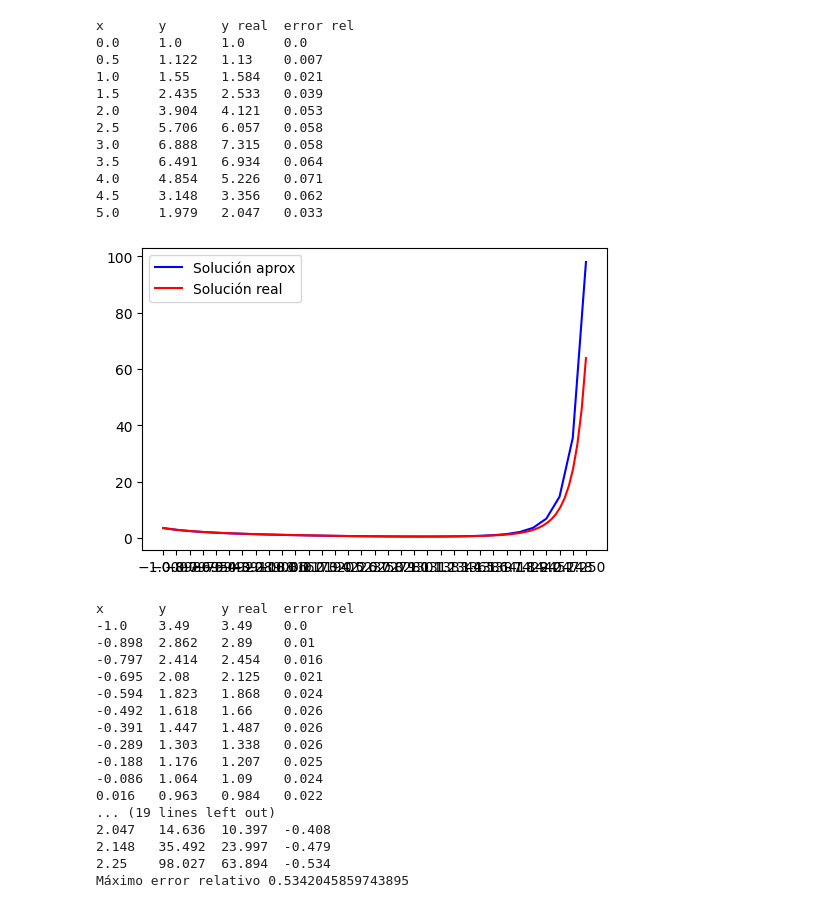
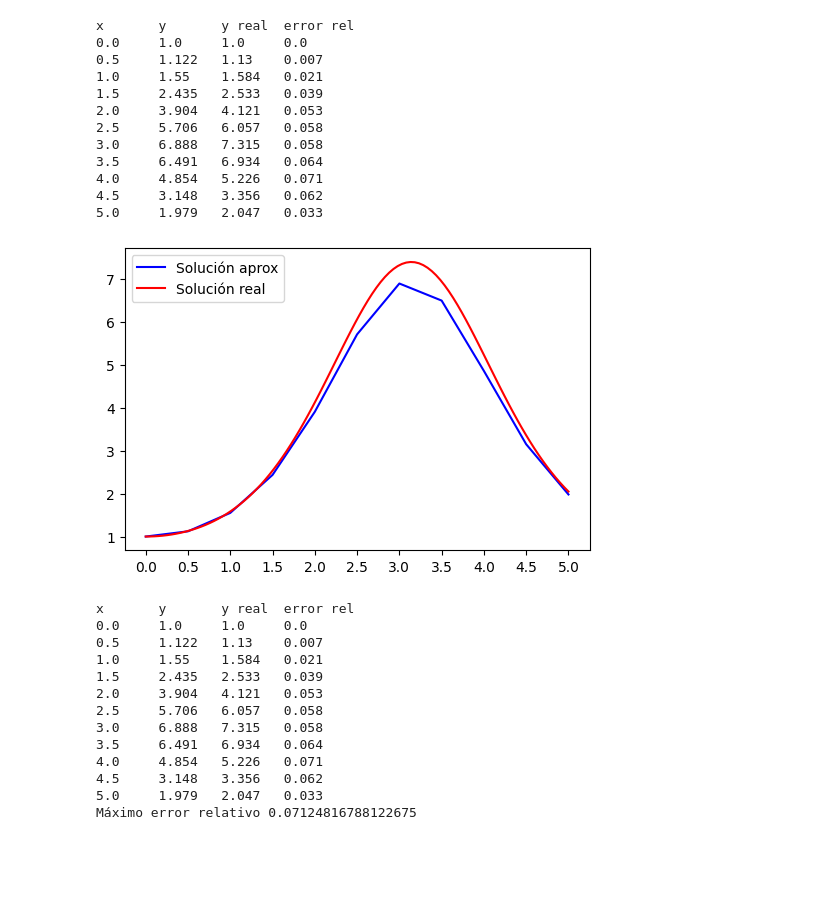
Before and after one commit to gmauricio-toledo/UNISON-teaching, a Jupyter notebook: EDO.ipynb, the cells around one changed output. Cells and saved outputs as stored; diff of their text form; code cells hidden in the pictures; blank space fills up the shorter version.

```diff
--- a/EDO.ipynb
+++ b/EDO.ipynb
@@ -238,40 +238,36 @@ x       y       y real  error rel
 # %%
 from edo import RungeKutta2, load_example
 import numpy as np
 
-example = load_example(4)
+example = load_example(2)
 
 a = example['a']
 b = example['b']
-h = 0.1 #example['h']
+h = example['h']
 
 solver = RungeKutta2(f=example['f'],
                     sol=example['sol'],
-                    a2=0.1)
+                    a2=2/3)
 solver.fit(a,b,h,
             example['x0'],
             example['y0'])
 solver.plot(plot_nodes=False)
 solver.table()
 
 ers = solver.ers
 print(f"Máximo error relativo {np.max(np.abs(ers))}")
 # %% [output]
-[figure, old version]
+[figure, new version]
 x       y       y real  error rel
--1.0    3.49    3.49    0.0
--0.898  2.862   2.89    0.01
--0.797  2.414   2.454   0.016
--0.695  2.08    2.125   0.021
--0.594  1.823   1.868   0.024
--0.492  1.618   1.66    0.026
--0.391  1.447   1.487   0.026
--0.289  1.303   1.338   0.026
--0.188  1.176   1.207   0.025
--0.086  1.064   1.09    0.024
-0.016   0.963   0.984   0.022
-... (19 lines left out)
-2.047   14.636  10.397  -0.408
-2.148   35.492  23.997  -0.479
-2.25    98.027  63.894  -0.534
-Máximo error relativo 0.5342045859743895
+0.0     1.0     1.0     0.0
+0.5     1.122   1.13    0.007
+1.0     1.55    1.584   0.021
+1.5     2.435   2.533   0.039
+2.0     3.904   4.121   0.053
+2.5     5.706   6.057   0.058
+3.0     6.888   7.315   0.058
+3.5     6.491   6.934   0.064
+4.0     4.854   5.226   0.071
+4.5     3.148   3.356   0.062
+5.0     1.979   2.047   0.033
+Máximo error relativo 0.07124816788122675
```
Also changed, not shown: 2 other files.
